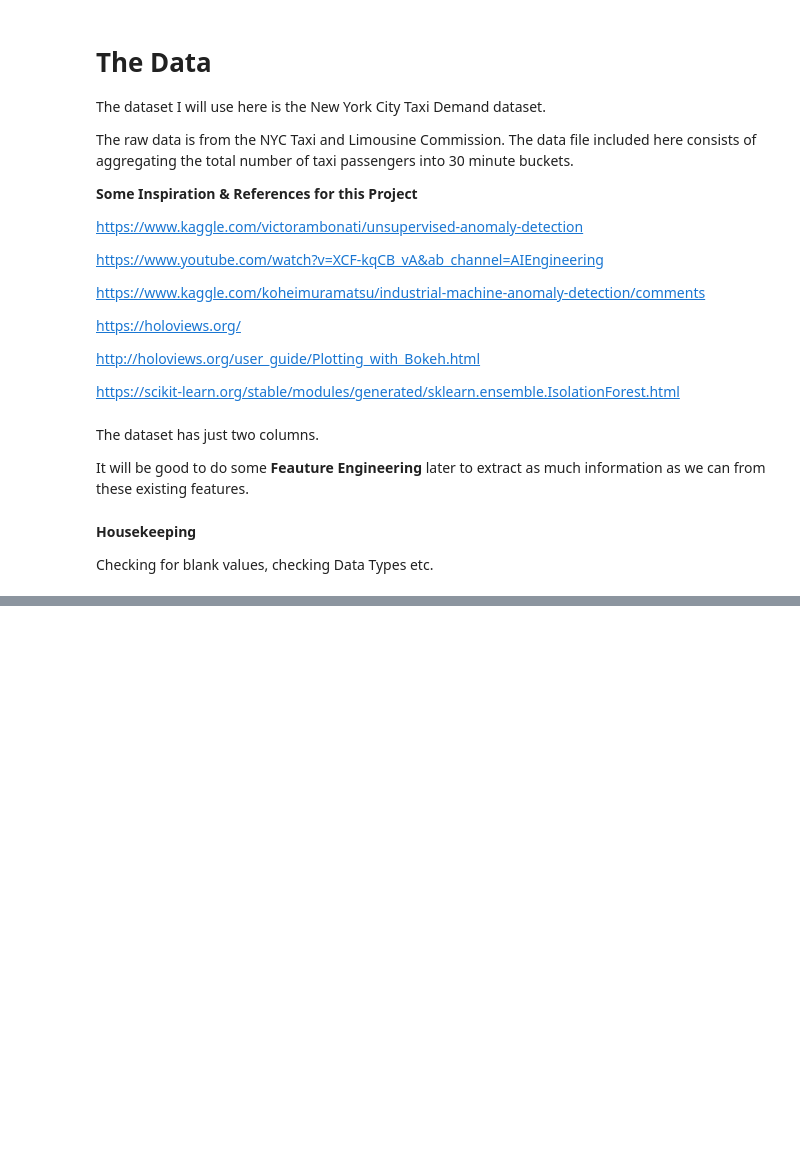
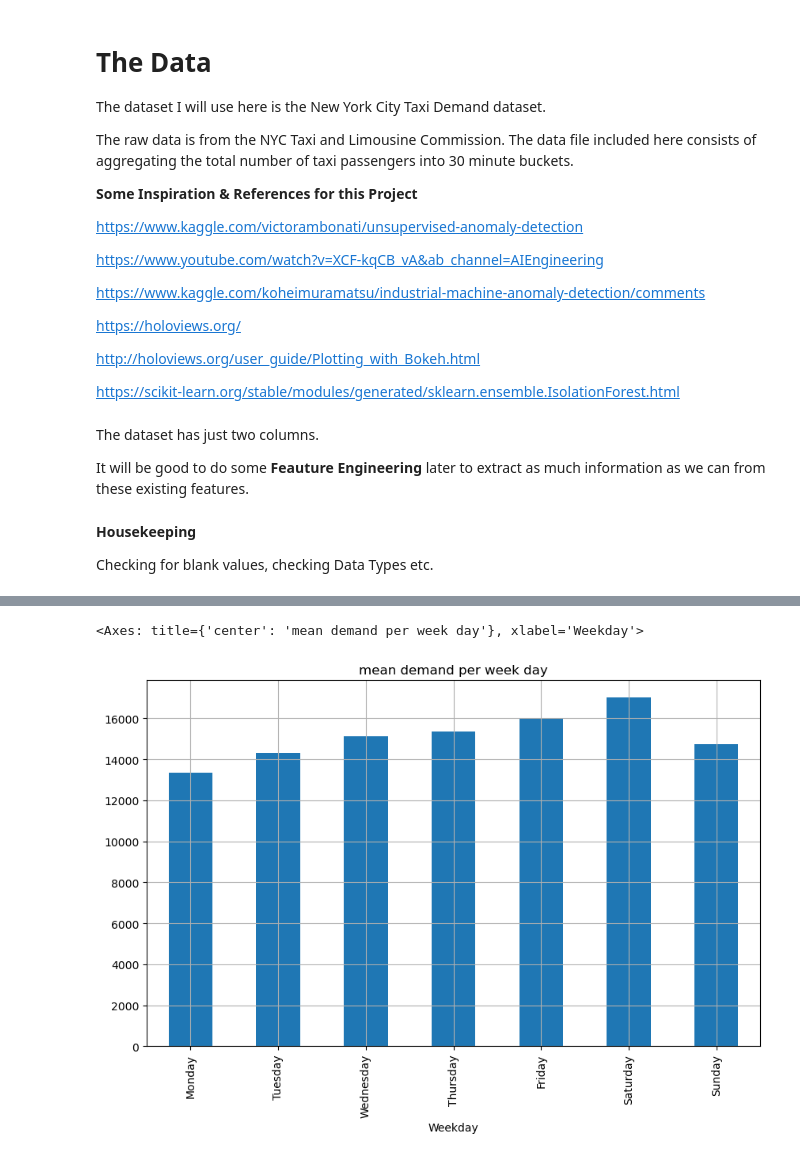
Before and after one commit to giladdanin10/anomaly-detection-on-taxi-demand, a Jupyter notebook: time-series-anomaly-detection.ipynb, the cells around one changed output, grey strips where cells are left out. Saved outputs shown, nothing was run; the diff lists cells and outputs as text; code cells hidden in the pictures; blank space fills up the shorter version.

```diff
--- a/time-series-anomaly-detection.ipynb
+++ b/time-series-anomaly-detection.ipynb
@@ -131,0 +225,9 @@ plt.show()
+# %%
+# mean value per day
+df_by_Weekday = df.groupby(['Weekday']).mean()['value']
+plt.figure(figsize=params['fig_size1']);
+ordered_days = ['Sunday','Monday', 'Tuesday', 'Wednesday', 'Thursday', 'Friday', 'Saturday']
+df_by_Weekday.plot(kind='bar',x=df_by_Weekday.index,y=df_by_Weekday.values,grid=True,title='mean demand per week day')
+# %% [output]
+<Axes: title={'center': 'mean demand per week day'}, xlabel='Weekday'>
+[figure, added]
```
Also changed, not shown: parts of 27 cells of this notebook, 7 other files.
